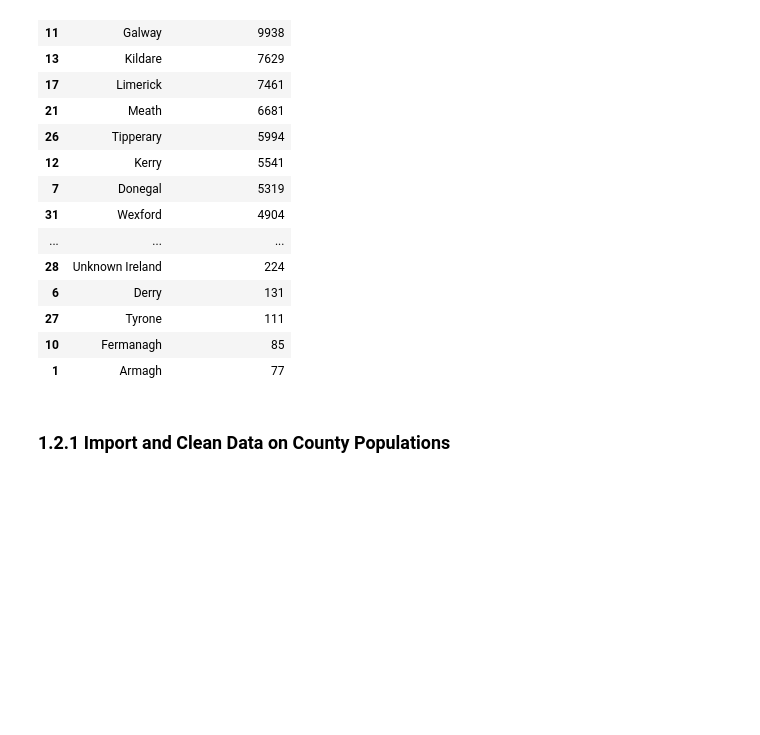
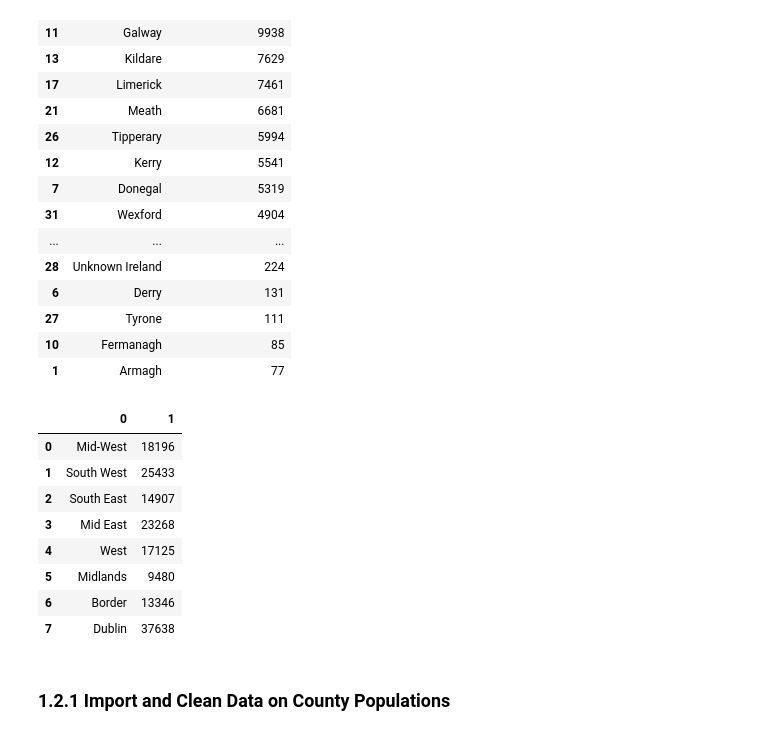
Before and after one commit to rhayeswaterford/UCDProject, a Jupyter notebook: Richard Hayes UCD Project.ipynb, the cells around one changed output. Saved outputs shown, nothing was run; the diff lists cells and outputs as text; code cells hidden in the pictures; blank space fills up the shorter version.

```diff
--- a/Richard Hayes UCD Project.ipynb
+++ b/Richard Hayes UCD Project.ipynb
@@ -292,6 +292,58 @@ student_population_county
 | 27 | Tyrone | 111 |
 | 10 | Fermanagh | 85 |
 | 1 | Armagh | 77 |
+# %%
+# Split by NUTS3 region
+SE_counties=["Carlow", "Kilkenny", "Waterford", "Wexford"]
+SW_counties = ["Kerry", "Cork"]
+MW_counties = ["Limerick", "Clare", "Tipperary"]
+Border_counties = ["Cavan", "Donegal", "Leitrim", "Monaghan", "Sligo"]
+W_counties=["Mayo", "Roscommon", "Galway"]
+ME_counties=["Kildare", "Meath", "Wicklow", "Louth"]
+Mid_counties=["Laois", "Longford", "Offaly", "Westmeath"]
+# %%
+MW_counties_population = student_population_county [student_population_county ["County"].isin(MW_counties)]
+SW_counties_population = student_population_county [student_population_county ["County"].isin(SW_counties)]
+SE_counties_population = student_population_county [student_population_county ["County"].isin(SE_counties)]
+Border_counties_population=student_population_county [student_population_county ["County"].isin(Border_counties)]
+W_counties_population=student_population_county [student_population_county ["County"].isin(W_counties)]
+ME_counties_population=student_population_county [student_population_county ["County"].isin(ME_counties)]
+Mid_counties_population=student_population_county [student_population_county ["County"].isin(Mid_counties)]
+Dublin_population=student_population_county[student_population_county ["County"] == "Dublin"]
+# %%
+MW_counties_tot=MW_counties_population ["Number of Students"].sum()
+SW_counties_tot=SW_counties_population ["Number of Students"].sum()
+SE_counties_tot=SE_counties_population ["Number of Students"].sum()
+Border_counties_tot=Border_counties_population ["Number of Students"].sum()
+MW_counties_tot=MW_counties_population ["Number of Students"].sum()
+W_counties_tot=W_counties_population ["Number of Students"].sum()
+ME_counties_tot=ME_counties_population ["Number of Students"].sum()
+Mid_counties_tot=Mid_counties_population ["Number of Students"].sum()
+Dub_tot=Dublin_population["Number of Students"].sum()
+# %%
+regional_tots=[
+        ["Mid-West",MW_counties_tot],
+        ["South West", SW_counties_tot],
+        ["South East", SE_counties_tot],
+        ["Mid East", ME_counties_tot],
+        ["West", W_counties_tot],
+        ["Midlands", Mid_counties_tot],
+        ["Border", Border_counties_tot],
+        ["Dublin", Dub_tot]
+]
+# %%
+regional_tots = pd.DataFrame(regional_tots)
+regional_tots
+# %% [output]
+|  | 0 | 1 |
+| 0 | Mid-West | 18196 |
+| 1 | South West | 25433 |
+| 2 | South East | 14907 |
+| 3 | Mid East | 23268 |
+| 4 | West | 17125 |
+| 5 | Midlands | 9480 |
+| 6 | Border | 13346 |
+| 7 | Dublin | 37638 |
 # %%
 # Unsurprisingly, the county sending most students to higher college is Dublin, followed by the Cork and Galway.
 # A more meaningful measure of relative participation would be the proportion of the overall population
```
Also changed, not shown: parts of 67 cells of this notebook.
